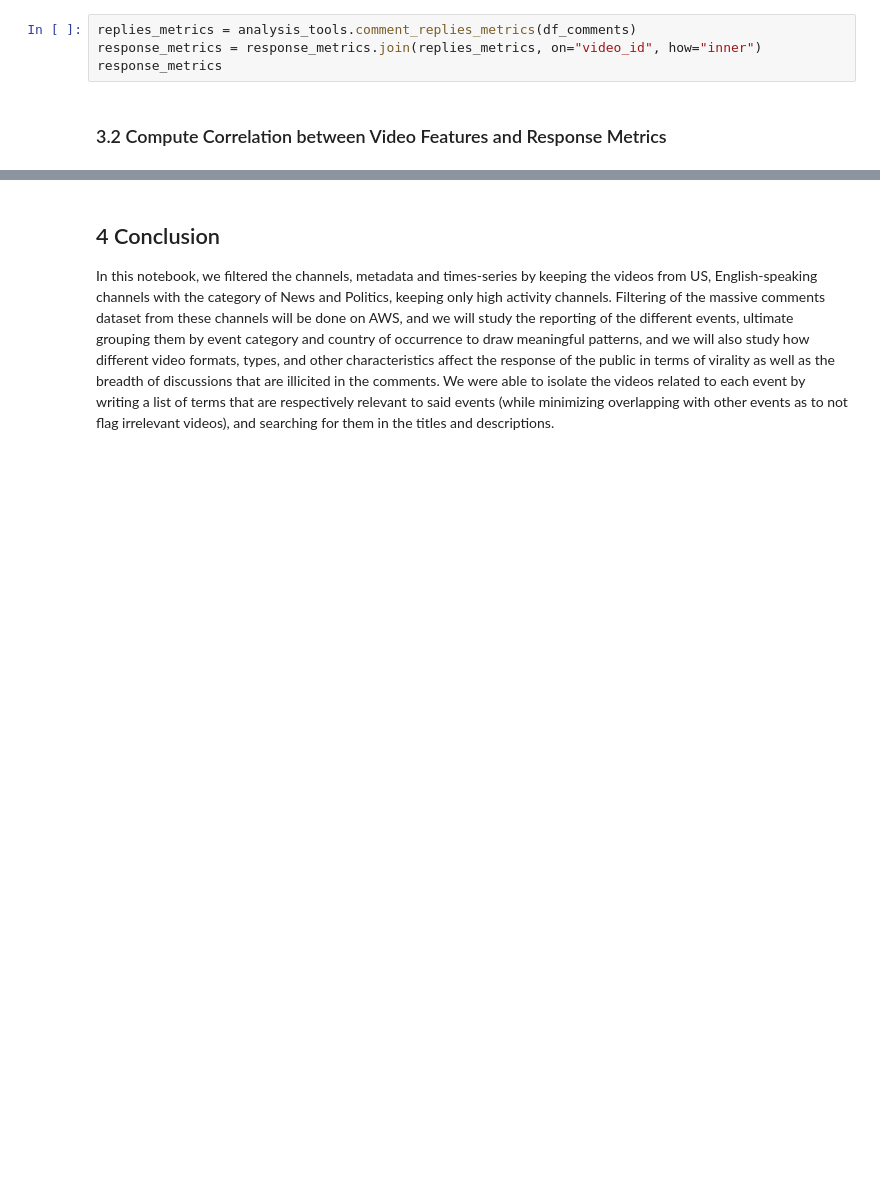
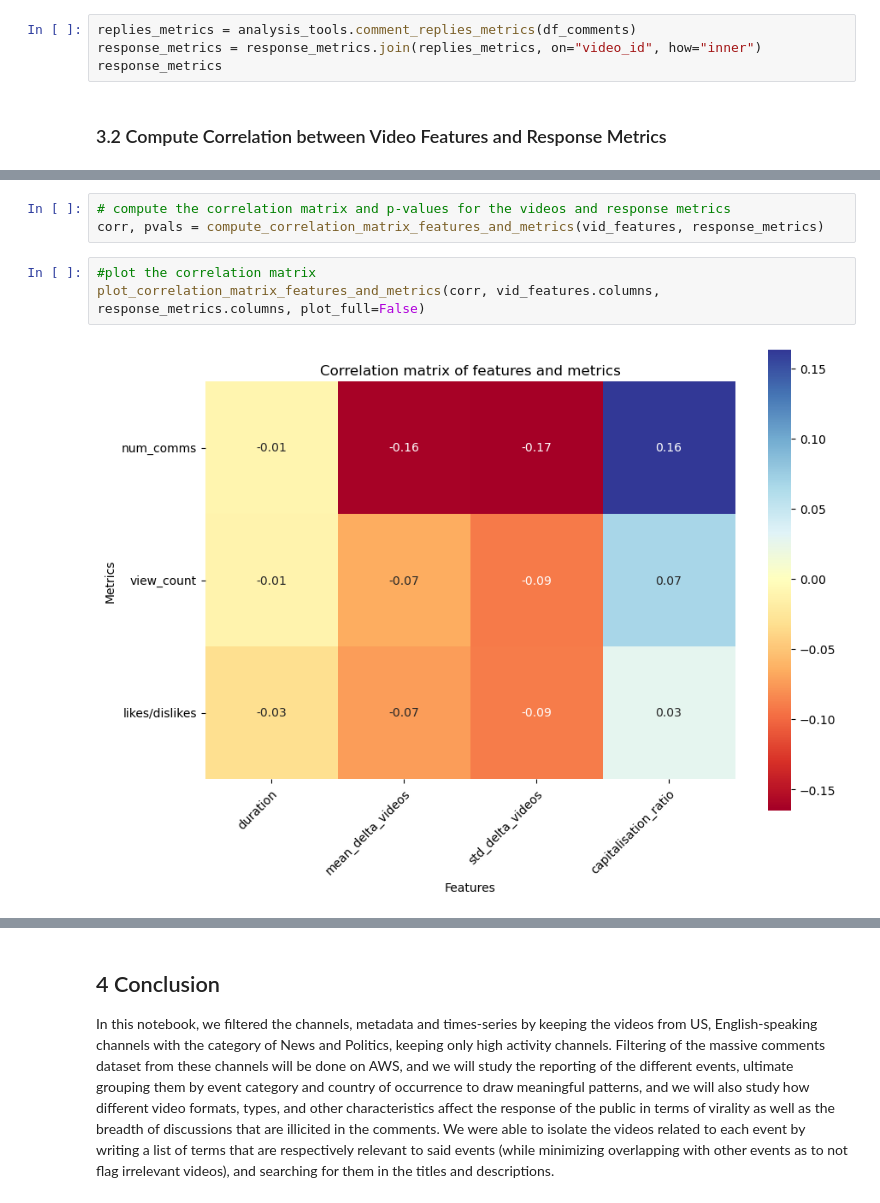
Before and after one commit to epfl-ada/ada-2024-project-lil0mohammadali, a Jupyter notebook: results.ipynb, the cells around one changed output, grey strips where cells are left out. Drawn from its saved outputs; the diff is of its cells as text; blank space fills up the shorter version.

```diff
--- a/results.ipynb
+++ b/results.ipynb
@@ -559,0 +548,8 @@ We will implement those in order to determine which video features should be opt
+# %%
+# compute the correlation matrix and p-values for the videos and response metrics
+corr, pvals = compute_correlation_matrix_features_and_metrics(vid_features, response_metrics)
+# %%
+#plot the correlation matrix
+plot_correlation_matrix_features_and_metrics(corr, vid_features.columns, response_metrics.columns, plot_full=False)
+# %% [output]
+[figure, added]
```
Also changed, not shown: parts of 30 cells of this notebook, 2 other files.
